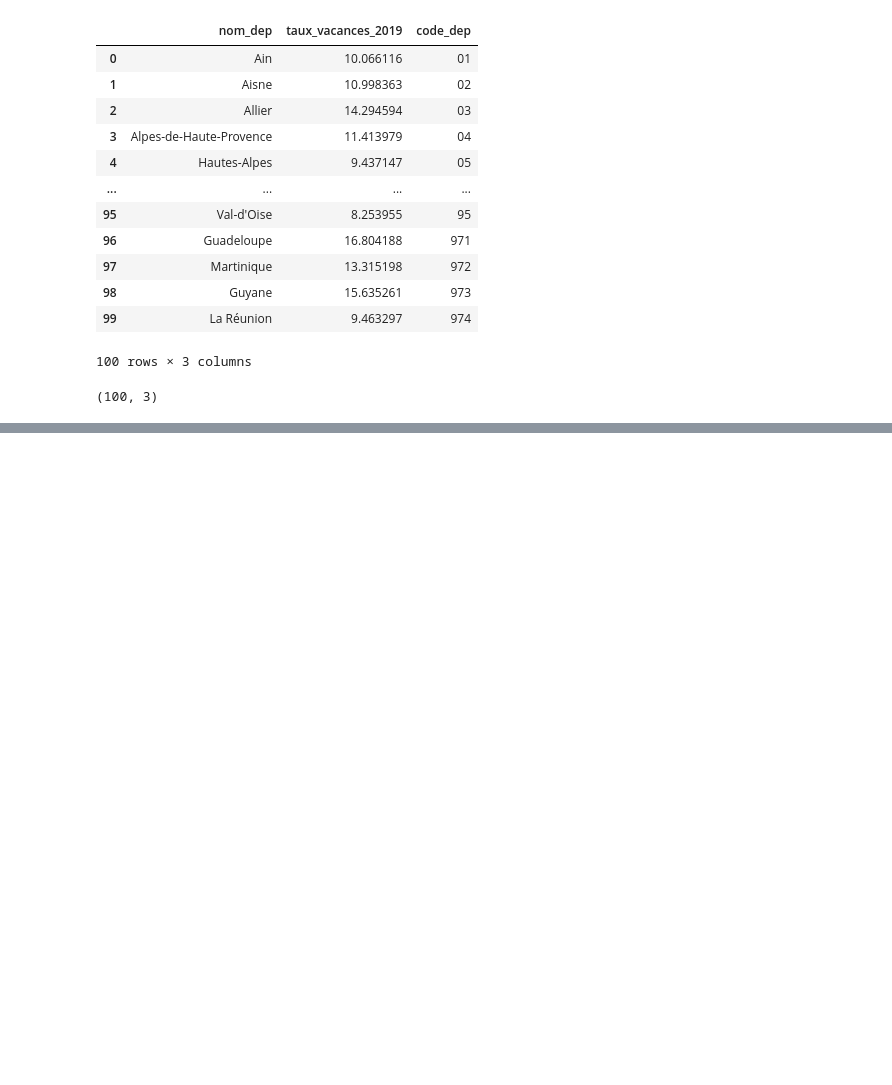
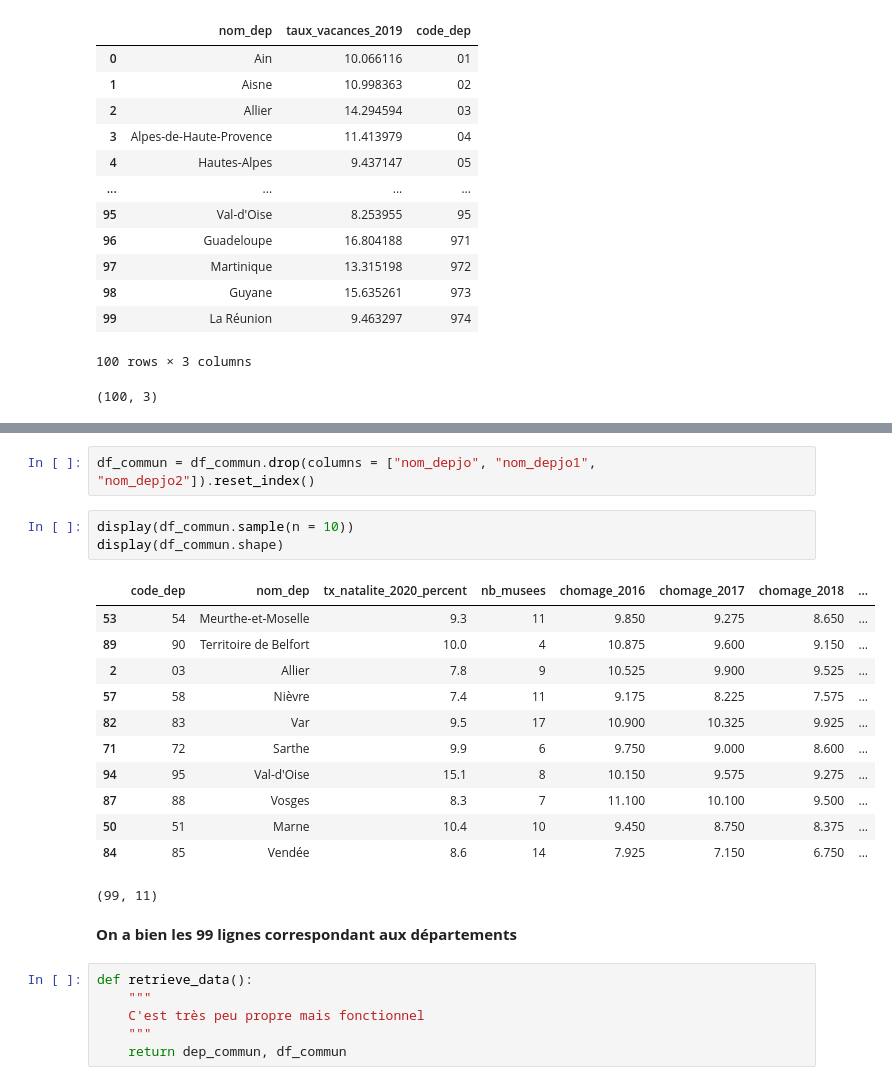
Before and after one commit to victor-kerros/tokenisation-immo, a Jupyter notebook: exploration_autres_data.ipynb, the cells around one changed output, grey strips where cells are left out. Saved outputs shown, nothing was run; the diff lists cells and outputs as text; blank space fills up the shorter version.

```diff
--- a/exploration_autres_data.ipynb
+++ b/exploration_autres_data.ipynb
@@ -570,0 +575,26 @@ df_natalite.set_index("code_dep").join(df_musees.set_index("code_dep"), how = "i
+# %%
+df_commun = df_commun.drop(columns = ["nom_depjo", "nom_depjo1", "nom_depjo2"]).reset_index()
+# %%
+display(df_commun.sample(n = 10))
+display(df_commun.shape)
+# %% [output]
+|  | code_dep | nom_dep | tx_natalite_2020_percent | nb_musees | chomage_2016 | chomage_2017 | chomage_2018 | ... |
+| 53 | 54 | Meurthe-et-Moselle | 9.3 | 11 | 9.850 | 9.275 | 8.650 | ... |
+| 89 | 90 | Territoire de Belfort | 10.0 | 4 | 10.875 | 9.600 | 9.150 | ... |
+| 2 | 03 | Allier | 7.8 | 9 | 10.525 | 9.900 | 9.525 | ... |
+| 57 | 58 | Nièvre | 7.4 | 11 | 9.175 | 8.225 | 7.575 | ... |
+| 82 | 83 | Var | 9.5 | 17 | 10.900 | 10.325 | 9.925 | ... |
+| 71 | 72 | Sarthe | 9.9 | 6 | 9.750 | 9.000 | 8.600 | ... |
+| 94 | 95 | Val-d'Oise | 15.1 | 8 | 10.150 | 9.575 | 9.275 | ... |
+| 87 | 88 | Vosges | 8.3 | 7 | 11.100 | 10.100 | 9.500 | ... |
+| 50 | 51 | Marne | 10.4 | 10 | 9.450 | 8.750 | 8.375 | ... |
+| 84 | 85 | Vendée | 8.6 | 14 | 7.925 | 7.150 | 6.750 | ... |
+(99, 11)
+# %% [markdown]
+**On a bien les 99 lignes correspondant aux départements**
+# %%
+def retrieve_data():
+    """
+    C'est très peu propre mais fonctionnel
+    """
+    return dep_commun, df_commun
```
Also changed, not shown: parts of 3 cells of this notebook, 1 other file.
